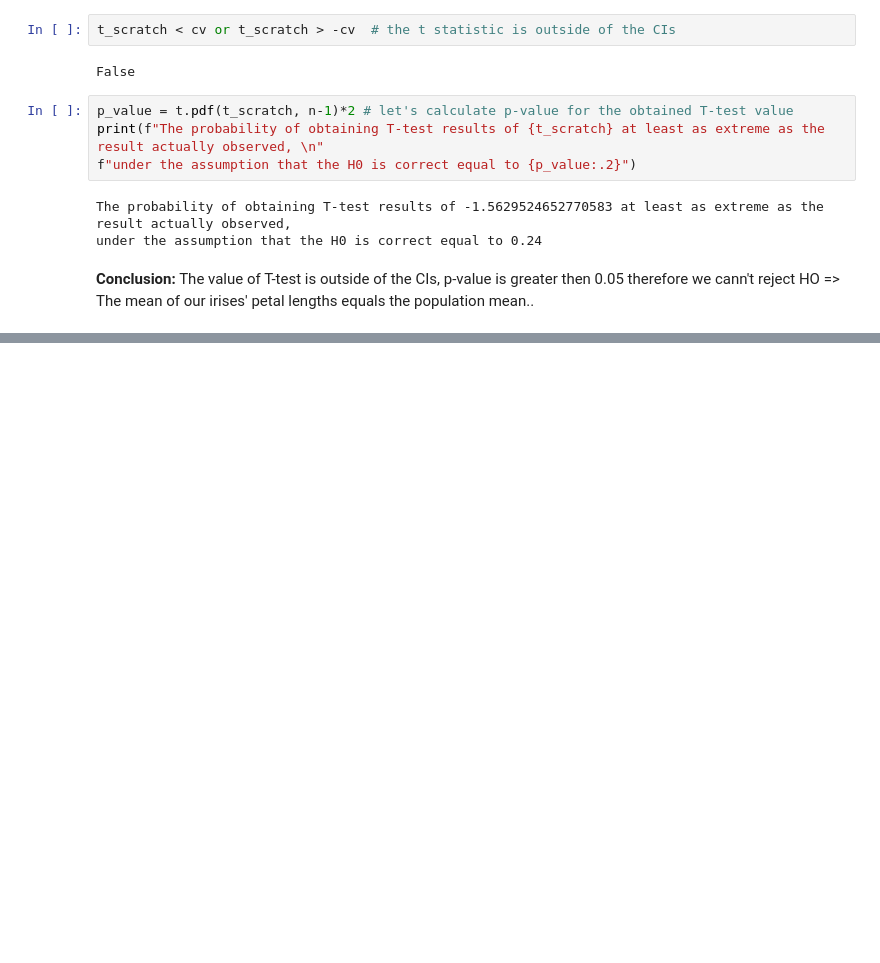
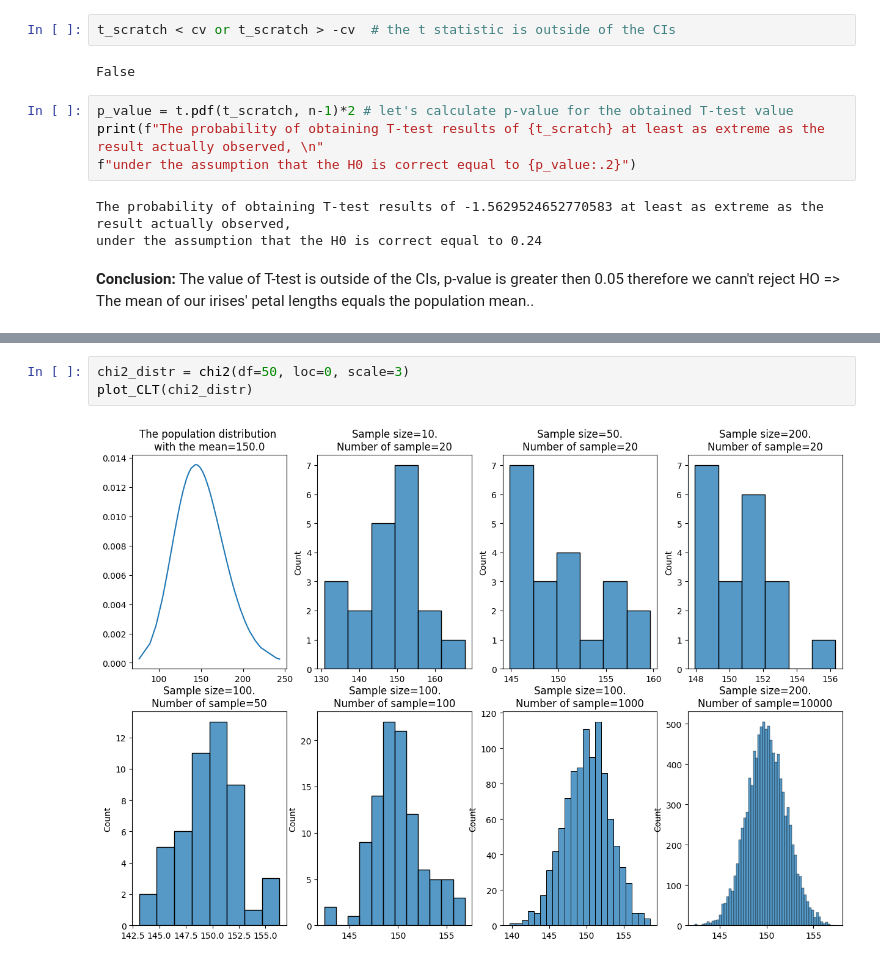
Before and after one commit to aakhterov/ML_algorithms_from_scratch, a Jupyter notebook: statistical_tests_from_scratch.ipynb, the cells around one changed output, grey strips where cells are left out. Saved outputs shown, nothing was run; the diff lists cells and outputs as text; blank space fills up the shorter version.

```diff
--- a/statistical_tests_from_scratch.ipynb
+++ b/statistical_tests_from_scratch.ipynb
@@ -221,0 +283,5 @@ under the assumption that the H0 is correct equal to 0.24
+# %%
+chi2_distr = chi2(df=50, loc=0, scale=3)
+plot_CLT(chi2_distr)
+# %% [output]
+[figure, added]
```
Also changed, not shown: parts of 9 cells of this notebook.
